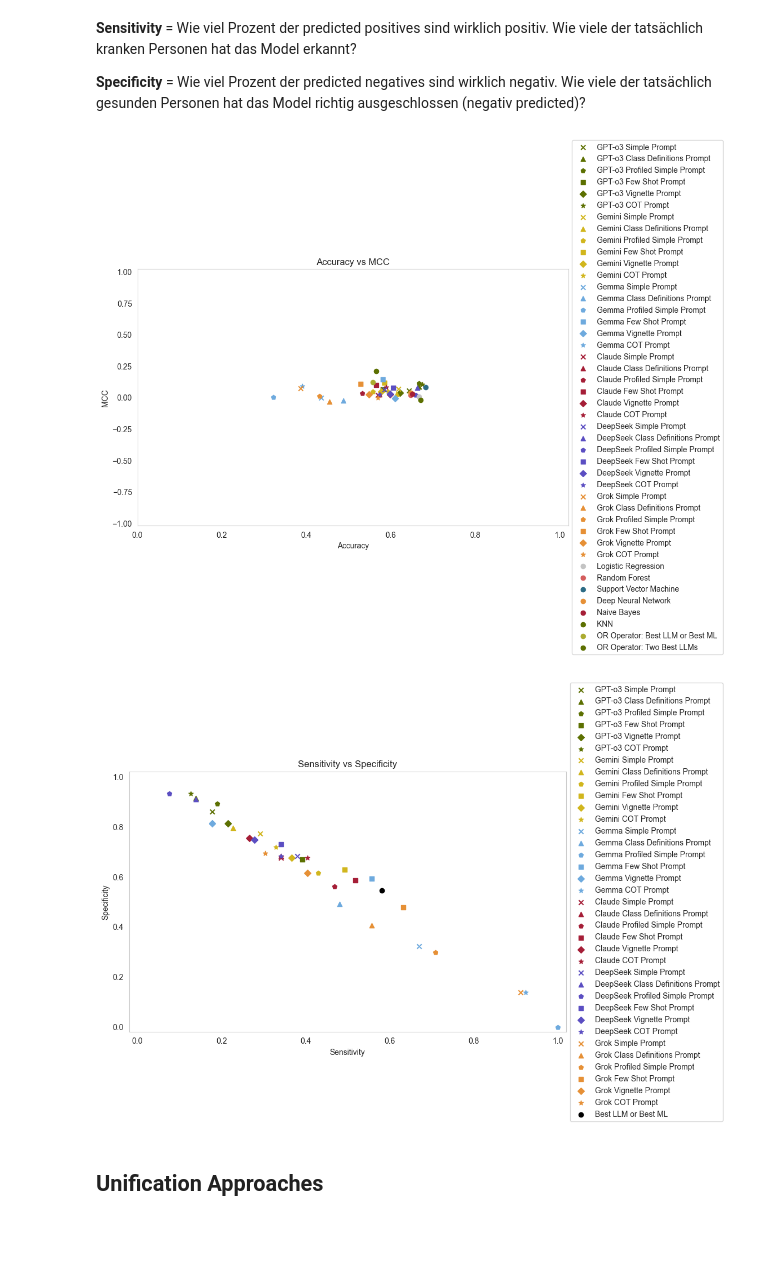
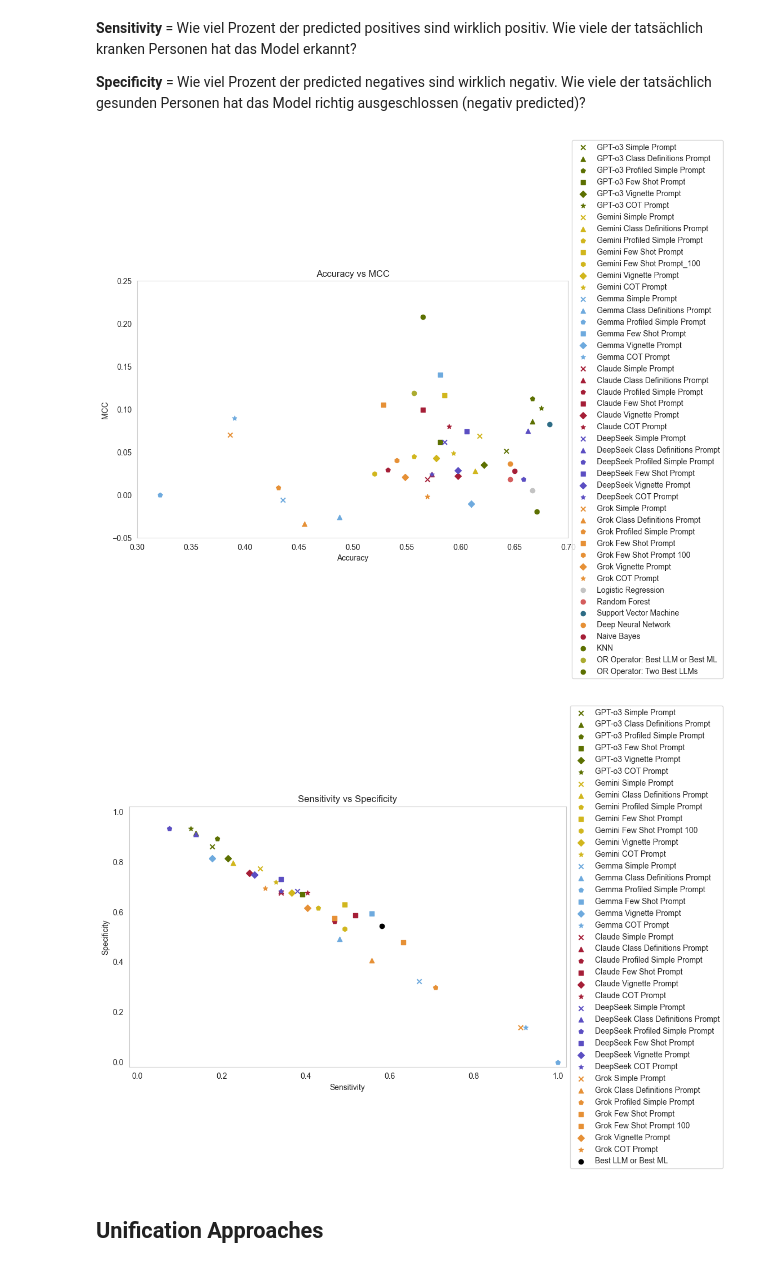
Before and after one commit to kimmizi/master_thesis, a Jupyter notebook: exp/05_Evaluation_Performance.ipynb, the cells around one changed output. Drawn from its saved outputs; the diff is of its cells as text; code cells hidden in the pictures; blank space fills up the shorter version.

Commit message:
Running many shot prompt

```diff
--- a/exp/05_Evaluation_Performance.ipynb
+++ b/exp/05_Evaluation_Performance.ipynb
@@ -61,6 +61,7 @@ y_pred_Gemini_simple_prompt = pd.read_csv("02_LLM/y_pred_LLMs/Gemini/y_pred_gemi
 y_pred_Gemini_class_def_prompt = pd.read_csv("02_LLM/y_pred_LLMs/Gemini/y_pred_gemini_class_definitions_prompt.csv", sep =",")
 y_pred_Gemini_profiled_simple_prompt = pd.read_csv("02_LLM/y_pred_LLMs/Gemini/y_pred_gemini_profiled_simple_prompt.csv", sep =",")
 y_pred_Gemini_few_shot_prompt = pd.read_csv("02_LLM/y_pred_LLMs/Gemini/y_pred_gemini_few_shot_prompt.csv", sep =",")
+y_pred_Gemini_few_shot_prompt_100 = pd.read_csv("02_LLM/y_pred_LLMs/Gemini/y_pred_gemini_few_shot_prompt_100.csv", sep =",")
 y_pred_Gemini_vignette_prompt = pd.read_csv("02_LLM/y_pred_LLMs/Gemini/y_pred_gemini_vignette_prompt.csv", sep =",")
 y_pred_Gemini_cot_prompt = pd.read_csv("02_LLM/y_pred_LLMs/Gemini/y_pred_gemini_cot_prompt.csv", sep =",")
 # %%
@@ -91,6 +92,7 @@ y_pred_Grok_simple_prompt = pd.read_csv("02_LLM/y_pred_LLMs/Grok/y_pred_Grok_sim
 y_pred_Grok_class_def_prompt = pd.read_csv("02_LLM/y_pred_LLMs/Grok/y_pred_Grok_class_definitions_prompt.csv", sep =",")
 y_pred_Grok_profiled_simple_prompt = pd.read_csv("02_LLM/y_pred_LLMs/Grok/y_pred_Grok_profiled_simple_prompt.csv", sep =",")
 y_pred_Grok_few_shot_prompt = pd.read_csv("02_LLM/y_pred_LLMs/Grok/y_pred_Grok_few_shot_prompt.csv", sep =",")
+y_pred_Grok_few_shot_prompt_100 = pd.read_csv("02_LLM/y_pred_LLMs/Grok/y_pred_Grok_few_shot_prompt_100.csv", sep =",")
 y_pred_Grok_vignette_prompt = pd.read_csv("02_LLM/y_pred_LLMs/Grok/y_pred_Grok_vignette_prompt.csv", sep =",")
 y_pred_Grok_cot_prompt = pd.read_csv("02_LLM/y_pred_LLMs/Grok/y_pred_Grok_cot_prompt.csv", sep =",")
 # %%
@@ -265,6 +270,7 @@ metrics_Gemini_simple_prompt = calculate_metrics(y_test, y_pred_Gemini_simple_pr
 metrics_Gemini_class_def_prompt = calculate_metrics(y_test, y_pred_Gemini_class_def_prompt["y_pred"])
 metrics_Gemini_profiled_simple_prompt = calculate_metrics(y_test, y_pred_Gemini_profiled_simple_prompt["y_pred"])
 metrics_Gemini_few_shot_prompt = calculate_metrics(y_test, y_pred_Gemini_few_shot_prompt["y_pred"])
+metrics_Gemini_few_shot_prompt_100 = calculate_metrics(y_test, y_pred_Gemini_few_shot_prompt_100["y_pred"])
 metrics_Gemini_vignette_prompt = calculate_metrics(y_test, y_pred_Gemini_vignette_prompt["y_pred"])
 metrics_Gemini_cot_prompt = calculate_metrics(y_test, y_pred_Gemini_cot_prompt["y_pred"])
 # %%
@@ -295,6 +301,7 @@ metrics_Grok_simple_prompt = calculate_metrics(y_test, y_pred_Grok_simple_prompt
 metrics_Grok_class_def_prompt = calculate_metrics(y_test, y_pred_Grok_class_def_prompt)
 metrics_Grok_profiled_simple_prompt = calculate_metrics(y_test, y_pred_Grok_profiled_simple_prompt)
 metrics_Grok_few_shot_prompt = calculate_metrics(y_test, y_pred_Grok_few_shot_prompt)
+metrics_Grok_few_shot_prompt_100 = calculate_metrics(y_test, y_pred_Grok_few_shot_prompt_100)
 metrics_Grok_vignette_prompt = calculate_metrics(y_test, y_pred_Grok_vignette_prompt)
 metrics_Grok_cot_prompt = calculate_metrics(y_test, y_pred_Grok_cot_prompt["y_pred"])
 # %% [markdown]
@@ -425,6 +432,7 @@ plt.scatter(metrics_Gemini_simple_prompt["accuracy"], metrics_Gemini_simple_prom
 plt.scatter(metrics_Gemini_class_def_prompt["accuracy"], metrics_Gemini_class_def_prompt["mcc"], label = "Gemini Class Definitions Prompt", color = hex_colors[2], marker = "^")
 plt.scatter(metrics_Gemini_profiled_simple_prompt["accuracy"], metrics_Gemini_profiled_simple_prompt["mcc"], label = "Gemini Profiled Simple Prompt", color = hex_colors[2], marker = "p")
 plt.scatter(metrics_Gemini_few_shot_prompt["accuracy"], metrics_Gemini_few_shot_prompt["mcc"], label = "Gemini Few Shot Prompt", color = hex_colors[2], marker = "s")
+plt.scatter(metrics_Gemini_few_shot_prompt_100["accuracy"], metrics_Gemini_few_shot_prompt_100["mcc"], label = "Gemini Few Shot Prompt_100", color = hex_colors[2], marker = "h")
 plt.scatter(metrics_Gemini_vignette_prompt["accuracy"], metrics_Gemini_vignette_prompt["mcc"], label = "Gemini Vignette Prompt", color = hex_colors[2], marker = "D")
 plt.scatter(metrics_Gemini_cot_prompt["accuracy"], metrics_Gemini_cot_prompt["mcc"], label = "Gemini COT Prompt", color = hex_colors[2], marker = "*")
 
@@ -453,6 +461,7 @@ plt.scatter(metrics_Grok_simple_prompt["accuracy"], metrics_Grok_simple_prompt["
 plt.scatter(metrics_Grok_class_def_prompt["accuracy"], metrics_Grok_class_def_prompt["mcc"], label = "Grok Class Definitions Prompt", color = hex_colors[4], marker = "^")
 plt.scatter(metrics_Grok_profiled_simple_prompt["accuracy"], metrics_Grok_profiled_simple_prompt["mcc"], label = "Grok Profiled Simple Prompt", color = hex_colors[4], marker = "p")
 plt.scatter(metrics_Grok_few_shot_prompt["accuracy"], metrics_Grok_few_shot_prompt["mcc"], label = "Grok Few Shot Prompt", color = hex_colors[4], marker = "s")
+plt.scatter(metrics_Grok_few_shot_prompt_100["accuracy"], metrics_Grok_few_shot_prompt_100["mcc"], label = "Grok Few Shot Prompt 100", color = hex_colors[4], marker = "h")
 plt.scatter(metrics_Grok_vignette_prompt["accuracy"], metrics_Grok_vignette_prompt["mcc"], label = "Grok Vignette Prompt", color = hex_colors[4], marker = "D")
 plt.scatter(metrics_Grok_cot_prompt["accuracy"], metrics_Grok_cot_prompt["mcc"], label = "Grok COT Prompt", color = hex_colors[4], marker = "*")
 
@@ -469,38 +478,38 @@ plt.scatter(metrics_OR_best_LLMs["accuracy"], metrics_OR_best_LLMs["mcc"], label
 
 
 # plt.scatter(metrics_pov_all_models["accuracy"], metrics_pov_all_models["mcc"], label = "POV All Models", color = "black", marker = "P")
 # plt.scatter(metrics_pov_ml_votes["accuracy"], metrics_pov_ml_votes["mcc"], label = "POV ML Votes", color = "black", marker = "X")
 # plt.scatter(metrics_pov_llm_votes["accuracy"], metrics_pov_llm_votes["mcc"], label = "POV LLM Votes", color = "black", marker = "p")
 # plt.scatter(metrics_pov_simple_votes["accuracy"], metrics_pov_simple_votes["mcc"], label = "POV Simple Votes", color = "black", marker = "x")
 # plt.scatter(metrics_pov_class_definitions_votes["accuracy"], metrics_pov_class_definitions_votes["mcc"], label = "POV Class Definitions Votes", color = "black", marker = "^")
 # plt.scatter(metrics_pov_profiled_simple_votes["accuracy"], metrics_pov_profiled_simple_votes["mcc"], label = "POV Profiled Simple Votes", color = "black", marker = "p")
 # plt.scatter(metrics_pov_few_shot_votes["accuracy"], metrics_pov_few_shot_votes["mcc"], label = "POV Few Shot Votes", color = "black", marker = "s")
 # plt.scatter(metrics_pov_vignette_votes["accuracy"], metrics_pov_vignette_votes["mcc"], label = "POV Vignette Votes", color = "black", marker = "D")
 # plt.scatter(metrics_pov_cot_votes["accuracy"], metrics_pov_cot_votes["mcc"], label = "POV COT Votes", color = "black", marker = "*")
 
 
 # plt.scatter(metrics_new_input_dnn["accuracy"], metrics_new_input_dnn["mcc"], label = "New Input DNN", color = "green", marker = "s")
 # plt.scatter(metrics_new_input_svc["accuracy"], metrics_new_input_svc["mcc"], label = "New Input SVC", color = "orange", marker = "D")
 # plt.scatter(metrics_new_input_svc_2["accuracy"], metrics_new_input_svc_2["mcc"], label = "New Input SVC All train set", color = "purple", marker = "*")
 
-# plt.xlim(0.3, 0.7)
-# plt.ylim(-0.05, 0.25)
+plt.xlim(0.3, 0.7)
+plt.ylim(-0.05, 0.25)
 
-plt.xlim(0, 1.02)
-plt.ylim(-1.02, 1.02)
+# plt.xlim(0, 1.02)
+# plt.ylim(-1.02, 1.02)
 
 plt.xlabel("Accuracy")
 plt.ylabel("MCC")
 plt.title("Accuracy vs MCC")
 plt.legend(loc = 'center left', bbox_to_anchor = (1, 0.5))
 plt.grid()
 
 # # save as png
 # plt.savefig("../doc/figs/01_LLM_ML_performance/accuracy_mcc_LLMs.png", dpi = 300, bbox_inches = "tight")
 # plt.savefig("../doc/figs/01_LLM_ML_performance/accuracy_mcc_all_models.png", dpi = 300, bbox_inches = "tight")
 # plt.savefig("../doc/figs/01_LLM_ML_performance/accuracy_mcc_LLMs_ML_0_1.png", dpi = 300, bbox_inches = "tight")
 # %% [output]
-[figure, old version]
+[figure, new version]
 # %%
 # plot sensitivity vs specificity for all simple prompts
 plt.figure(figsize = (10, 6))
@@ -523,6 +532,7 @@ plt.scatter(metrics_Gemini_simple_prompt["sensitivity"], metrics_Gemini_simple_p
 plt.scatter(metrics_Gemini_class_def_prompt["sensitivity"], metrics_Gemini_class_def_prompt["specificity"], label = "Gemini Class Definitions Prompt", color = hex_colors[2], marker = "^")
 plt.scatter(metrics_Gemini_profiled_simple_prompt["sensitivity"], metrics_Gemini_profiled_simple_prompt["specificity"], label = "Gemini Profiled Simple Prompt", color = hex_colors[2], marker = "p")
 plt.scatter(metrics_Gemini_few_shot_prompt["sensitivity"], metrics_Gemini_few_shot_prompt["specificity"], label = "Gemini Few Shot Prompt", color = hex_colors[2], marker = "s")
+plt.scatter(metrics_Gemini_few_shot_prompt_100["sensitivity"], metrics_Gemini_few_shot_prompt_100["specificity"], label = "Gemini Few Shot Prompt 100", color = hex_colors[2], marker = "h")
 plt.scatter(metrics_Gemini_vignette_prompt["sensitivity"], metrics_Gemini_vignette_prompt["specificity"], label = "Gemini Vignette Prompt", color = hex_colors[2], marker = "D")
 plt.scatter(metrics_Gemini_cot_prompt["sensitivity"], metrics_Gemini_cot_prompt["specificity"], label = "Gemini COT Prompt", color = hex_colors[2], marker = "*")
 
@@ -551,6 +561,7 @@ plt.scatter(metrics_Grok_simple_prompt["sensitivity"], metrics_Grok_simple_promp
 plt.scatter(metrics_Grok_class_def_prompt["sensitivity"], metrics_Grok_class_def_prompt["specificity"], label = "Grok Class Definitions Prompt", color = hex_colors[4], marker = "^")
 plt.scatter(metrics_Grok_profiled_simple_prompt["sensitivity"], metrics_Grok_profiled_simple_prompt["specificity"], label = "Grok Profiled Simple Prompt", color = hex_colors[4], marker = "p")
 plt.scatter(metrics_Grok_few_shot_prompt["sensitivity"], metrics_Grok_few_shot_prompt["specificity"], label = "Grok Few Shot Prompt", color = hex_colors[4], marker = "s")
+plt.scatter(metrics_Grok_few_shot_prompt_100["sensitivity"], metrics_Grok_few_shot_prompt_100["specificity"], label = "Grok Few Shot Prompt 100", color = hex_colors[4], marker = "s")
 plt.scatter(metrics_Grok_vignette_prompt["sensitivity"], metrics_Grok_vignette_prompt["specificity"], label = "Grok Vignette Prompt", color = hex_colors[4], marker = "D")
 plt.scatter(metrics_Grok_cot_prompt["sensitivity"], metrics_Grok_cot_prompt["specificity"], label = "Grok COT Prompt", color = hex_colors[4], marker = "*")
 
@@ -589,7 +600,7 @@ plt.grid()
 # # save as png
 # plt.savefig("../doc/figs/01_LLM_ML_performance/sensitivity_specificity_LLMs.png", dpi = 300, bbox_inches = "tight")
 # %% [output]
-[figure, old version]
+[figure, new version]
 # %% [markdown]
 ## Unification Approaches
 # %%
```
Also changed, not shown: parts of 1 cell of this notebook, 13 other files.
